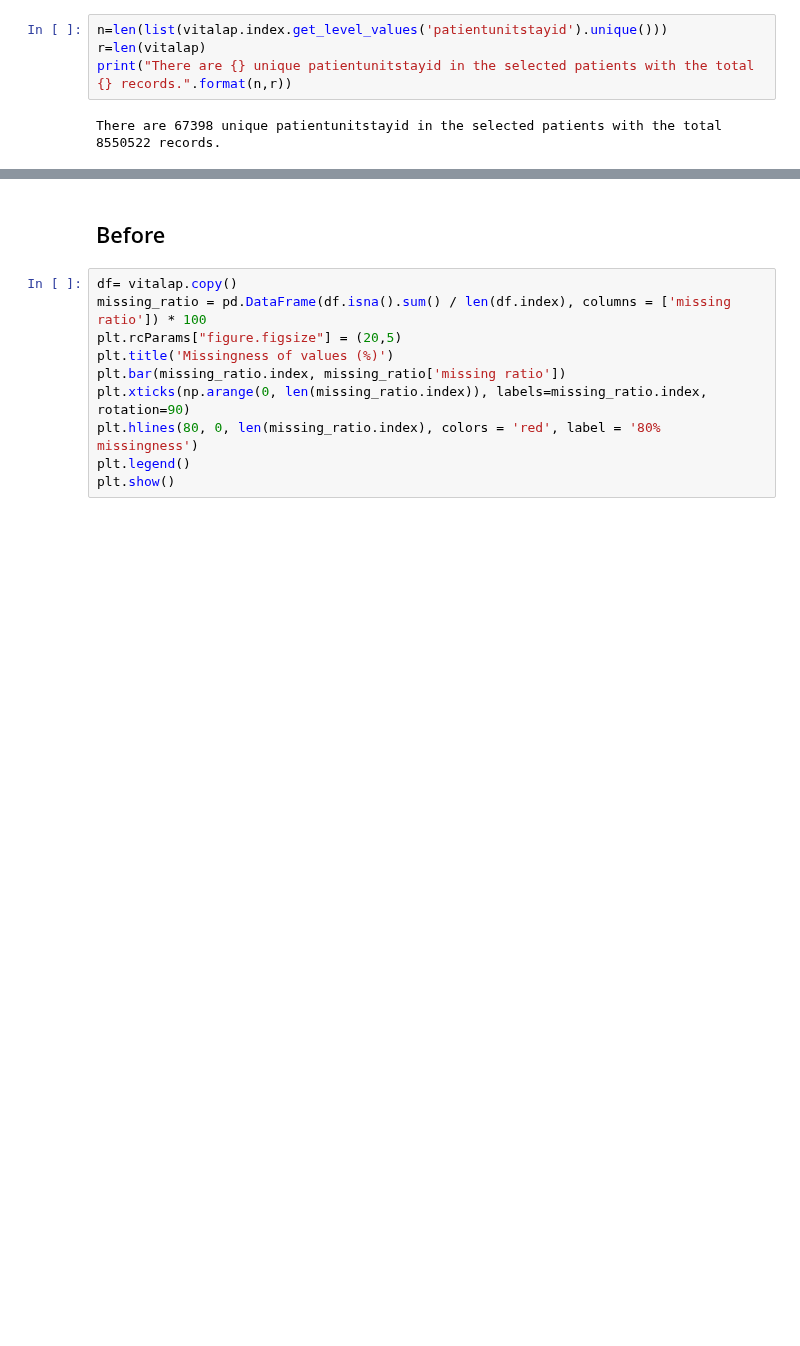
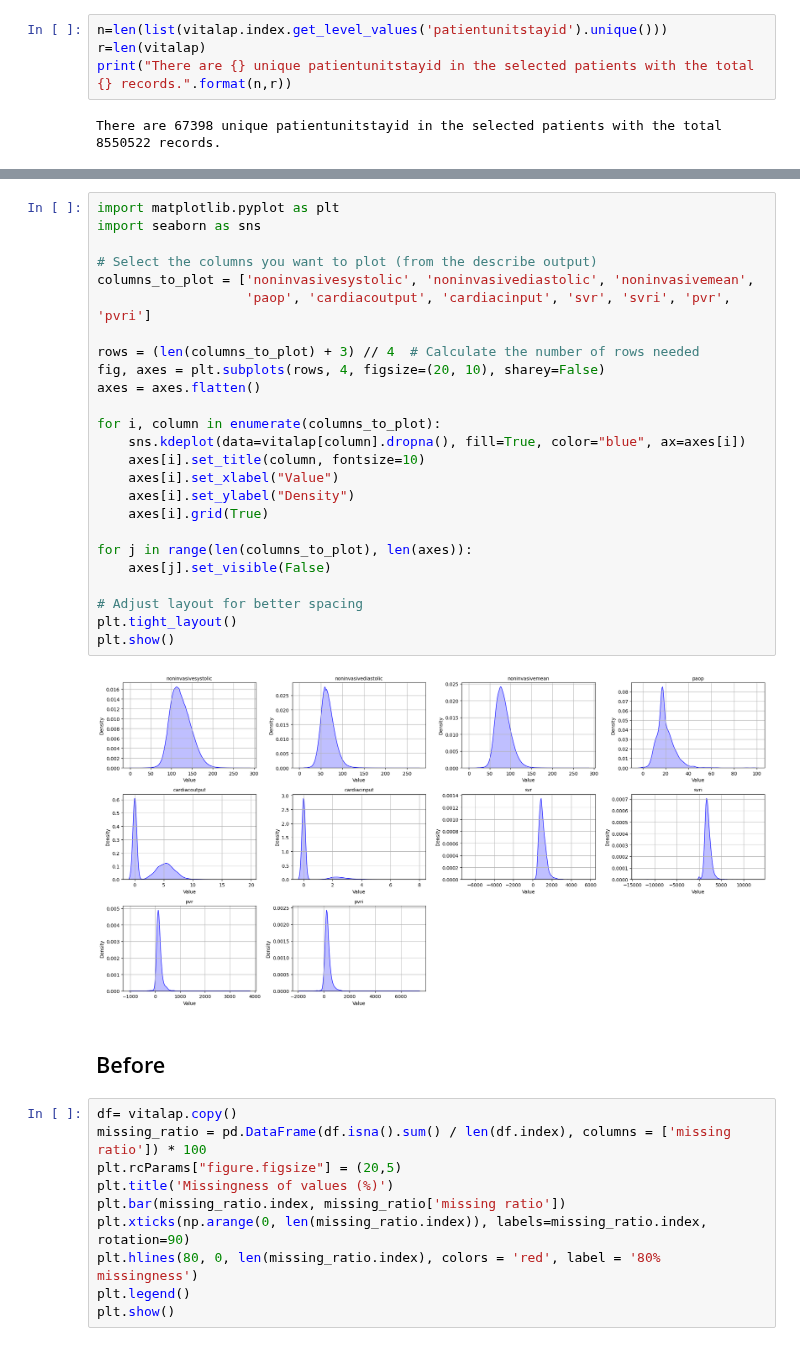
Before and after one commit to joy628/master-project, a Jupyter notebook: data-prepossing-2/vitalAperiodic.ipynb, the cells around one changed output, grey strips where cells are left out. Drawn from its saved outputs; the diff is of its cells as text; blank space fills up the shorter version.

Commit message:
time series data analysis

```diff
--- a/data-prepossing-2/vitalAperiodic.ipynb
+++ b/data-prepossing-2/vitalAperiodic.ipynb
@@ -139,3 +156,30 @@ There are 67398 unique patientunitstayid in the selected patients with the total
+# %%
+import matplotlib.pyplot as plt
+import seaborn as sns
+
+# Select the columns you want to plot (from the describe output)
+columns_to_plot = ['noninvasivesystolic', 'noninvasivediastolic', 'noninvasivemean',
+                   'paop', 'cardiacoutput', 'cardiacinput', 'svr', 'svri', 'pvr', 'pvri']
+
+rows = (len(columns_to_plot) + 3) // 4  # Calculate the number of rows needed
+fig, axes = plt.subplots(rows, 4, figsize=(20, 10), sharey=False)
+axes = axes.flatten()
+
+for i, column in enumerate(columns_to_plot):
+    sns.kdeplot(data=vitalap[column].dropna(), fill=True, color="blue", ax=axes[i])
+    axes[i].set_title(column, fontsize=10)
+    axes[i].set_xlabel("Value")
+    axes[i].set_ylabel("Density")
+    axes[i].grid(True)
+
+for j in range(len(columns_to_plot), len(axes)):
+    axes[j].set_visible(False)
+
+# Adjust layout for better spacing
+plt.tight_layout()
+plt.show()
+# %% [output]
+[figure, added]
 # %% [markdown]
 ## Before
 # %%
```
Also changed, not shown: parts of 4 cells of this notebook, 3 other files.
